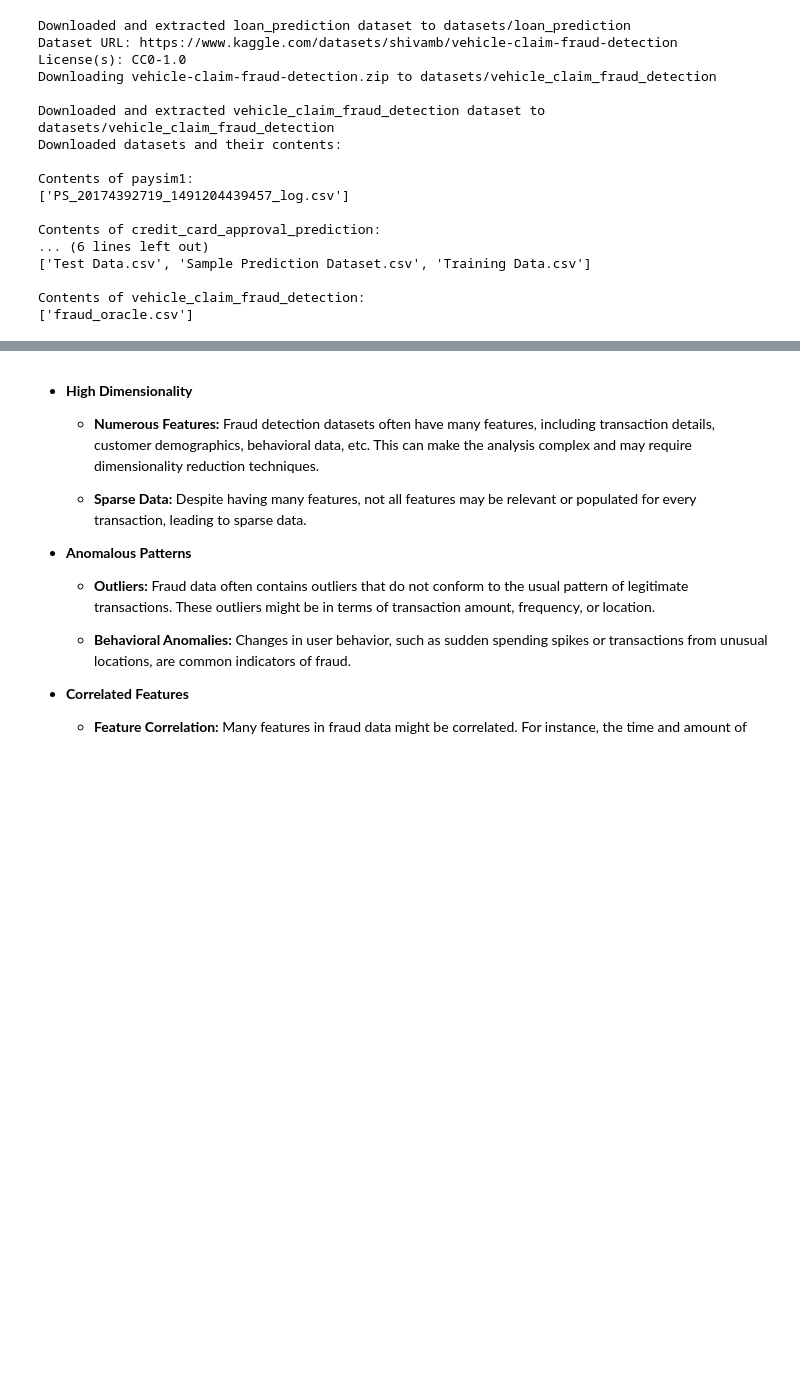
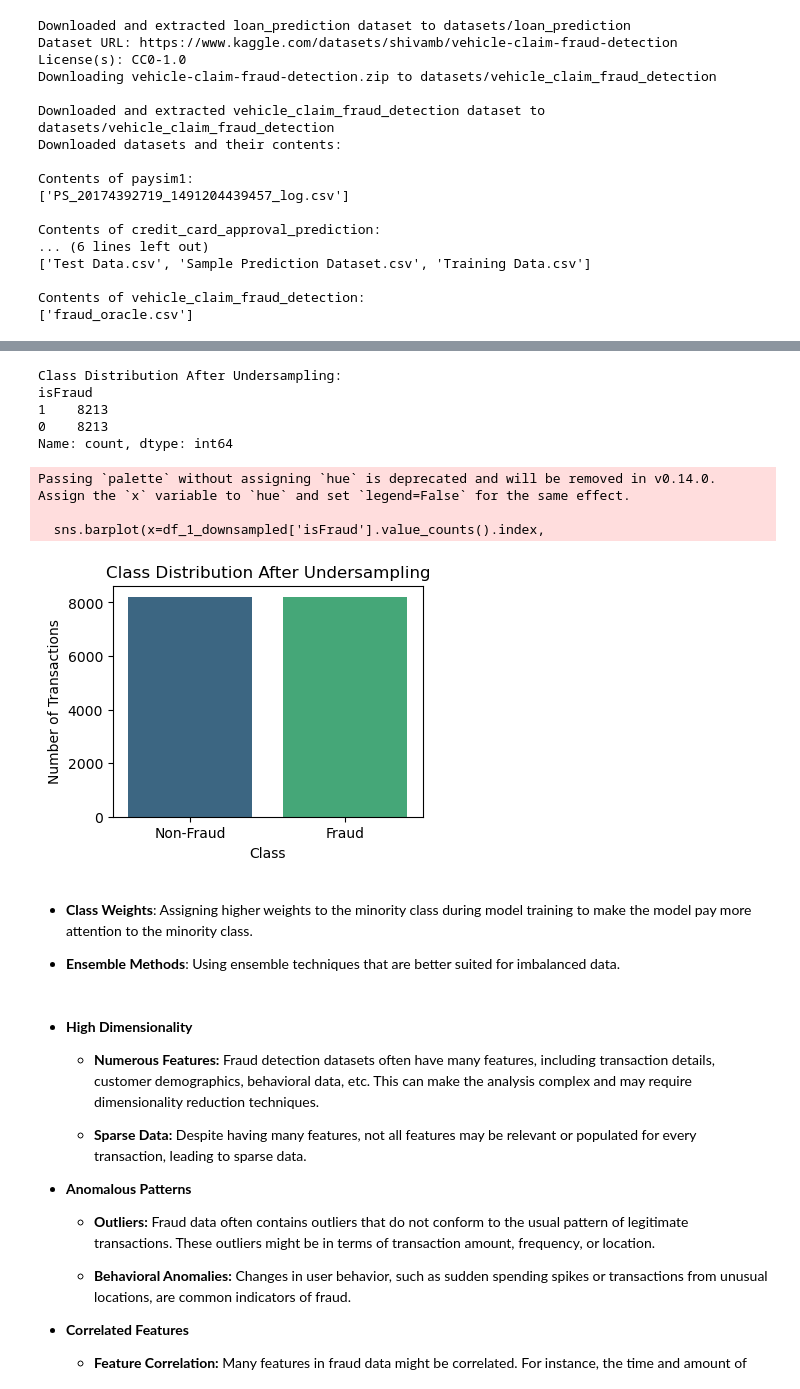
Before and after one commit to curio25/fraud-detection, a Jupyter notebook: analytics/eda.ipynb, the cells around one changed output, grey strips where cells are left out. Saved outputs shown, nothing was run; the diff lists cells and outputs as text; code cells hidden in the pictures; blank space fills up the shorter version.

Commit message:
undersampling

```diff
--- a/analytics/eda.ipynb
+++ b/analytics/eda.ipynb
@@ -171,3 +244,41 @@ Fraud data typically has several unique characteristics that make it challenging
+# %%
+from sklearn.utils import resample
+
+df_1_majority = df_1[df_1['isFraud']==0]
+df_1_minority = df_1[df_1['isFraud']==1]
+
+df_1_majority_downsampled = resample(df_1_majority,
+                                   replace=False,
+                                   n_samples=len(df_1_minority),
+                                   random_state=42)
+
+df_1_downsampled = pd.concat([df_1_minority, df_1_majority_downsampled])
+print("Class Distribution After Undersampling:")
+print(df_1_downsampled['isFraud'].value_counts())
+
+plt.figure(figsize=(4, 3))
+sns.barplot(x=df_1_downsampled['isFraud'].value_counts().index,
+            y=df_1_downsampled['isFraud'].value_counts().values, palette='viridis')
+plt.title('Class Distribution After Undersampling')
+plt.xlabel('Class')
+plt.ylabel('Number of Transactions')
+plt.xticks([0, 1], ['Non-Fraud', 'Fraud'])
+plt.show()
+# %% [output]
+Class Distribution After Undersampling:
+isFraud
+1    8213
+0    8213
+Name: count, dtype: int64
+Passing `palette` without assigning `hue` is deprecated and will be removed in v0.14.0. Assign the `x` variable to `hue` and set `legend=False` for the same effect.
+
+  sns.barplot(x=df_1_downsampled['isFraud'].value_counts().index,
+[figure, added]
+# %% [markdown]
+
+*   **Class Weights**: Assigning higher weights to the minority class during model training to make the model pay more attention to the minority class.
+
+*   **Ensemble Methods**: Using ensemble techniques that are better suited for imbalanced data.
 # %% [markdown]
 *   **High Dimensionality**
 
```
Also changed, not shown: parts of 6 cells of this notebook, 1 other file.
